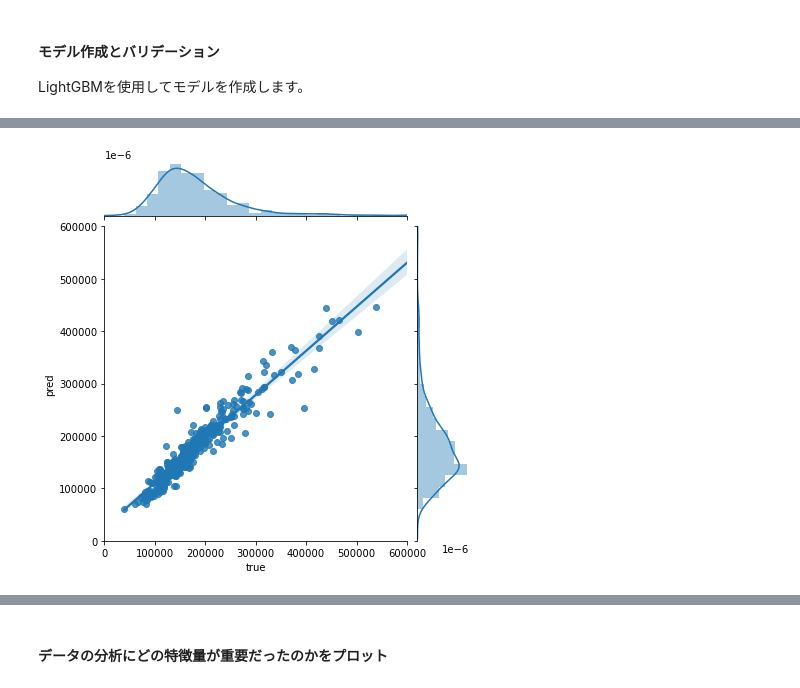
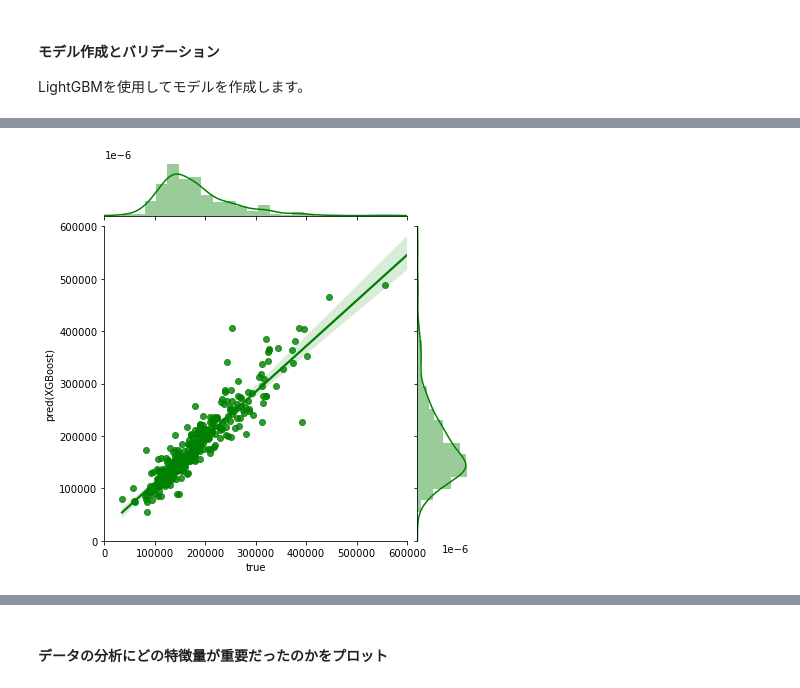
Before and after one commit to CodeSeterpie/CodeSeterpie, a Jupyter notebook: Kaggle/HousePrices/notebook/main/lgb_mysql.ipynb, the cells around one changed output, grey strips where cells are left out. Cells and saved outputs as stored; diff of their text form; code cells hidden in the pictures.

```diff
--- a/Kaggle/HousePrices/notebook/main/lgb_mysql.ipynb
+++ b/Kaggle/HousePrices/notebook/main/lgb_mysql.ipynb
@@ -722,48 +736,101 @@ for tr_idx, va_idx in kf.split(train_x):
         'verbose': -1,
     }
 
-
-    # 作成する決定木の数を指定
-    num_round = 100
-
     # 学習の実行
     # カテゴリ変数をパラメータで指定している
     # バリデーションデータもモデルに渡し、学習の進行とともにスコアがどう変わるかモニタリングする
     model = lgb.train(params,
                       lgb_train,
-                      num_boost_round=num_round,
+                      num_boost_round=100,  # 作成する決定木の数を指定
                       # categorical_feature=targets_category,
                       valid_names=['train', 'valid'],
                       valid_sets=[lgb_train, lgb_eval],
                       verbose_eval=0)
 
     # バリデーションデータでのスコアの確認
-    va_pred = model.predict(va_x)
-    va_pred_list.append(va_pred)
+    va_pred_lgb = model.predict(va_x)
+    va_pred_list.append(va_pred_lgb)
 
     # バリデーションデータでのスコア(真の値の対数と予測値の対数の二乗平均平方根誤差 (RMSE))を計算する
-    rmse = np.sqrt(mean_squared_error(np.log(va_y), np.log(va_pred)))
-    print(f'RMSE: {rmse:.4f}')
+    rmse_lgb = np.sqrt(mean_squared_error(np.log(va_y), np.log(va_pred_lgb)))
 
     # 加重平均を求めるための重さを設定(rmseは小さい方がいいため、逆数を設定)
-    va_weight_list.append(np.reciprocal(rmse))
+    va_weight_list.append(np.reciprocal(rmse_lgb))
+
+    # 予測
+    pred_list.append(model.predict(test_x))
+
+    # 2020/05/30 予想値と真の値の差が大きいデータを分析する Start
+    func_write_prediction_result2csv(va_x, va_y, va_pred_lgb, loop_count)
+    # 2020/05/30 予想値と真の値の差が大きいデータを分析する End
+
+    # XGBoostモデルでの解析
+    xgbtrain = xgb.DMatrix(tr_x, label=tr_y)
+    xgbvaild = xgb.DMatrix(va_x, label=va_y)
+    xgbtest = xgb.DMatrix(test_x)
+
+    """
+    params_xgb = {
+        'learning_rate': 0.01,
+        # 'n_estimators': 3460,
+        'max_depth': 3,
+        'min_child_weight': 0,
+        'gamma': 0,
+        'subsample': 0.7,
+        'colsample_bytree': 0.7,
+        'objective': 'reg:squarederror',
+        'nthread': -1,
+        'scale_pos_weight': 1,
+        'seed': 27,
+        # 'ret_alpha': 0.00006
+    }
+    """
+
+    params_xgb = {
+        'objective': 'reg:squarederror',
+        'silent': 1,
+        'random_state': 71
+    }
+
+    model_xgb = xgb.train(params_xgb,
+                          xgbtrain,
+                          100,
+                          evals=[(xgbtrain, 'train'), (xgbvaild, 'eval')],
+                          verbose_eval=0
+                         )
+
+    # バリデーションデータでのスコアの確認
+    va_pred_xgb = model_xgb.predict(xgb.DMatrix(va_x))
+    va_pred_list.append(va_pred_xgb)
+
+    # バリデーションデータでのスコア(真の値の対数と予測値の対数の二乗平均平方根誤差 (RMSE))を計算する
+    rmse_xgb = np.sqrt(mean_squared_error(np.log(va_y), np.log(va_pred_xgb)))
+
+    # 加重平均を求めるための重さを設定(rmseは小さい方がいいため、逆数を設定)
+    va_weight_list.append(np.reciprocal(rmse_xgb))
+
+    # 予測
+    pred_list.append(model_xgb.predict(xgbtest))
+
+    print(f'RMSE:LightGBM {rmse_lgb:.4f} ,XGBoost {rmse_xgb:.4f}')
 
     # 結果の可視化
     sns.jointplot(
         va_y,
-        va_pred,
+        va_pred_lgb,
         kind="reg",
         xlim=(0, 600000),
         ylim=(0, 600000)
-    ).set_axis_labels("true", "pred")
+    ).set_axis_labels("true", "pred(LightGBM)")
 
-    # 2020/05/30 予想値と真の値の差が大きいデータを分析する Start
-    func_write_prediction_result2csv(va_x, va_y, va_pred, loop_count)
-    # 2020/05/30 予想値と真の値の差が大きいデータを分析する End
-
-    # 予測
-    pred_list.append(model.predict(test_x))
-
+    sns.jointplot(
+        va_y,
+        va_pred_xgb,
+        kind="reg",
+        xlim=(0, 600000),
+        ylim=(0, 600000),
+        color="g"
+    ).set_axis_labels("true", "pred(XGBoost)")
 
 va_pred_list = np.array(va_pred_list)
 pred_list = np.array(pred_list)
@@ -789 +856 @@ RMSE: 0.1103
-[figure, old version]
+[figure, new version]
```
Also changed, not shown: parts of 8 cells of this notebook, 1 other file.
